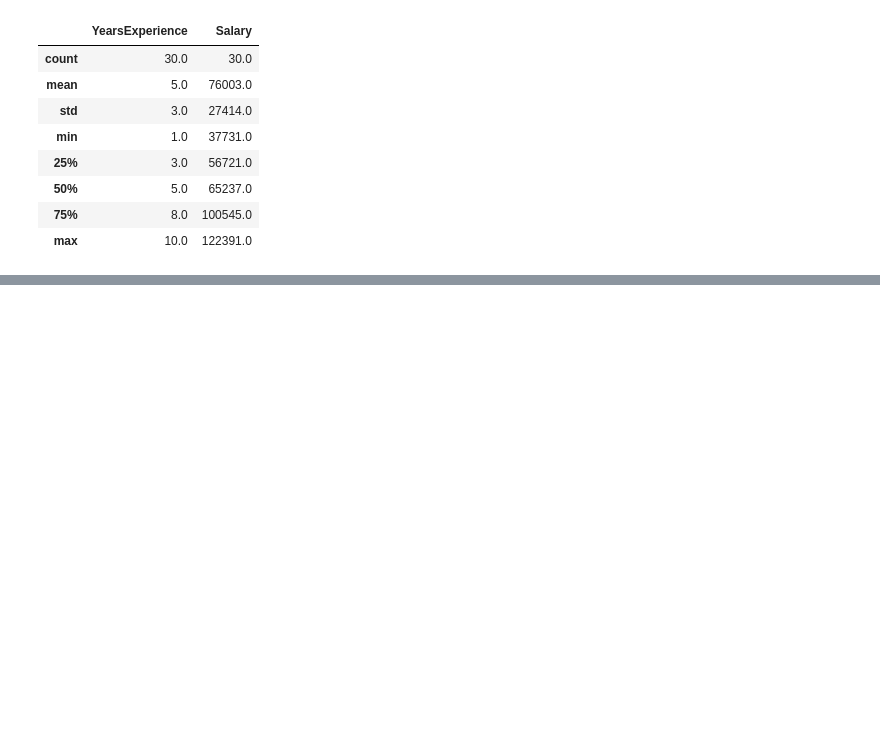
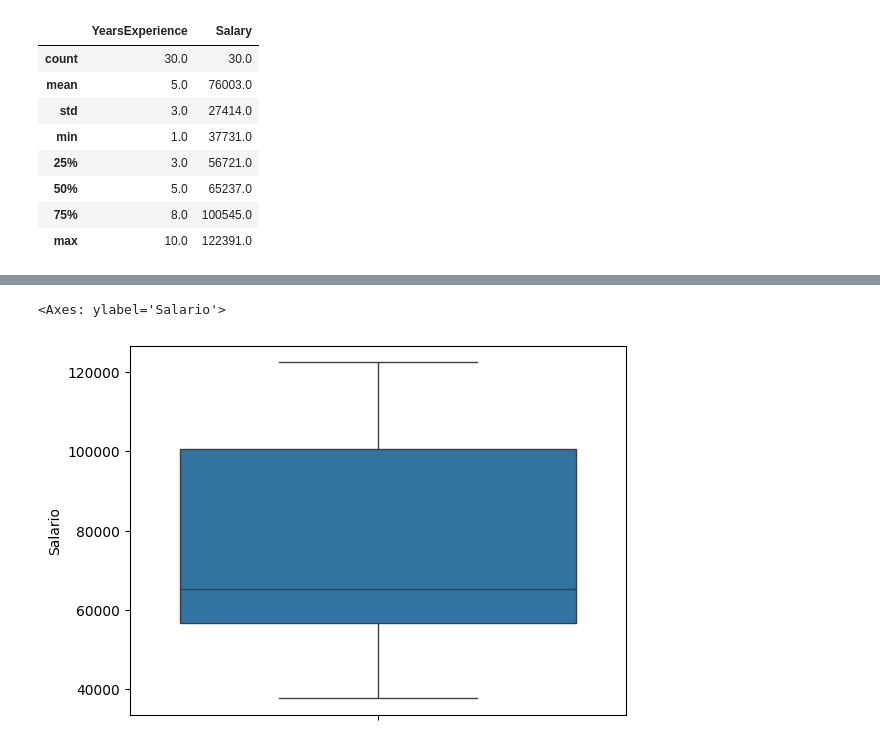
Before and after one commit to Vinicius-DataAnalyst/portfolio, a Jupyter notebook: PROJ_05_RH.ipynb, the cells around one changed output, grey strips where cells are left out. Cells and saved outputs as stored; diff of their text form; code cells hidden in the pictures; blank space fills up the shorter version.

```diff
--- a/PROJ_05_RH.ipynb
+++ b/PROJ_05_RH.ipynb
@@ -22,0 +53,6 @@ df.describe().round()
+# %%
+# Distribuição salario
+sns.boxplot( df['Salario'] )
+# %% [output]
+<Axes: ylabel='Salario'>
+[figure, added]
```
Also changed, not shown: parts of 9 cells of this notebook.
